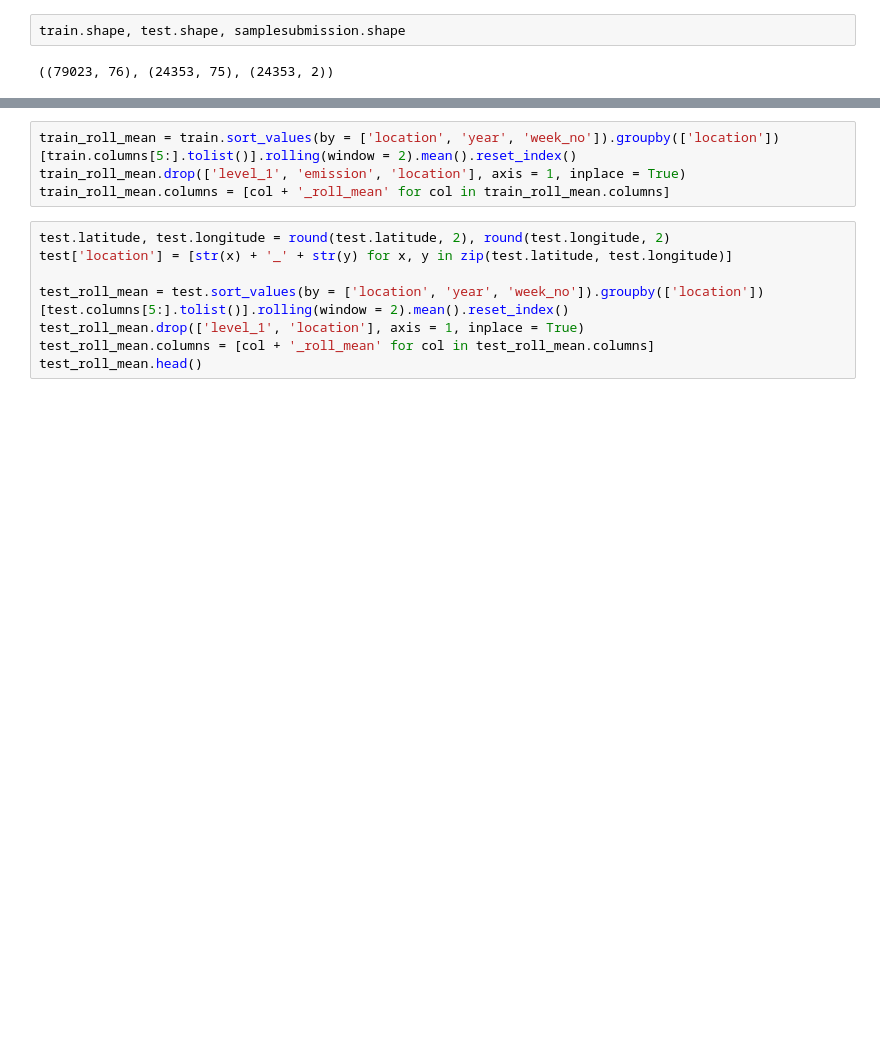
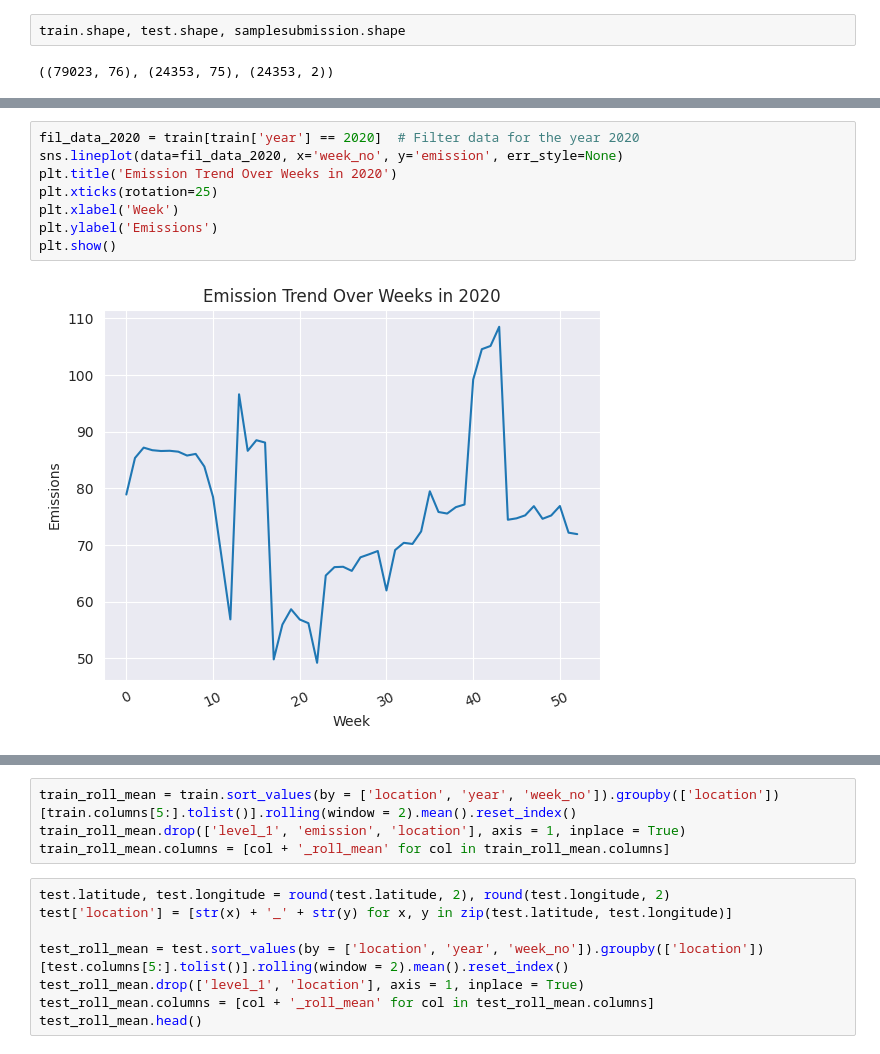
Before and after one commit to candybains/Candy, a Jupyter notebook: Carbon_Emission.ipynb, the cells around one changed output, grey strips where cells are left out. Saved outputs shown, nothing was run; the diff lists cells and outputs as text; blank space fills up the shorter version.

```diff
--- a/Carbon_Emission.ipynb
+++ b/Carbon_Emission.ipynb
@@ -60,0 +123,10 @@ train.shape, test.shape, samplesubmission.shape
+# %%
+fil_data_2020 = train[train['year'] == 2020]  # Filter data for the year 2020
+sns.lineplot(data=fil_data_2020, x='week_no', y='emission', err_style=None)
+plt.title('Emission Trend Over Weeks in 2020')
+plt.xticks(rotation=25)
+plt.xlabel('Week')
+plt.ylabel('Emissions')
+plt.show()
+# %% [output]
+[figure, added]
```
Also changed, not shown: parts of 8 cells of this notebook.
